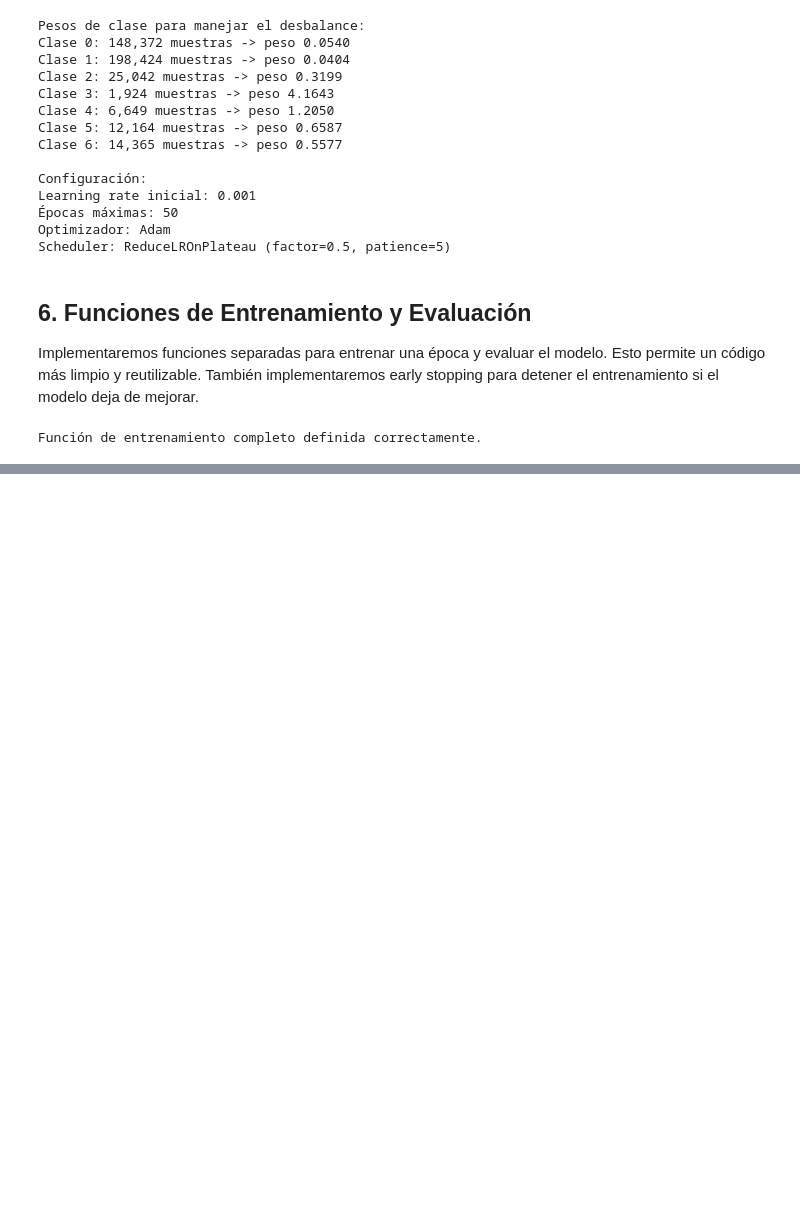
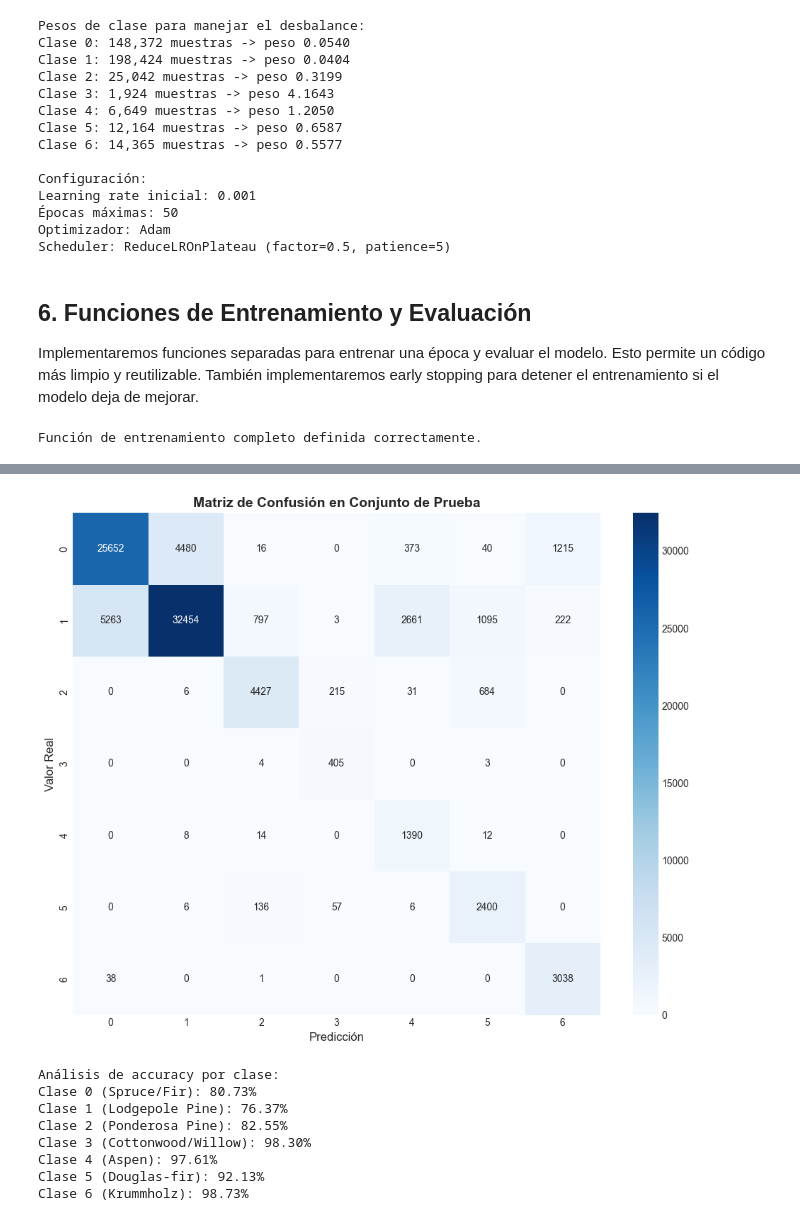
Before and after one commit to mauucrv/covertype-mlp-pytorch, a Jupyter notebook: notebooks/covertype_mlp_classification.ipynb, the cells around one changed output, grey strips where cells are left out. Drawn from its saved outputs; the diff is of its cells as text; code cells hidden in the pictures; blank space fills up the shorter version.

```diff
--- a/notebooks/covertype_mlp_classification.ipynb
+++ b/notebooks/covertype_mlp_classification.ipynb
@@ -755,0 +855,21 @@ Función de entrenamiento completo definida correctamente.
+# %%
+# Obtener predicciones detalladas en el conjunto de prueba
+model.eval()
+all_preds = []
+all_labels = []
+
+with torch.no_grad():
+    for X_batch, y_batch in test_loader:
+        X_batch = X_batch.to(device)
+        outputs = model(X_batch)
+        _, predicted = torch.max(outputs, 1)
+        all_preds.extend(predicted.cpu().numpy())
+        all_labels.extend(y_batch.numpy())
+
+all_preds = np.array(all_preds)
+all_labels = np.array(all_labels)
+
+# Reporte de clasificación
+print('Reporte de Clasificación:\n')
+target_names = [f'Clase {i} ({cover_types[i+1]})' for i in range(7)]
+print(classification_report(all_labels, all_preds, target_names=target_names, digits=4))
@@ -755,0 +892,30 @@ Función de entrenamiento completo definida correctamente.
+# %%
+# Matriz de confusión
+cm = confusion_matrix(all_labels, all_preds)
+
+plt.figure(figsize=(10, 8))
+sns.heatmap(cm, annot=True, fmt='d', cmap='Blues',
+            xticklabels=[f'{i}' for i in range(7)],
+            yticklabels=[f'{i}' for i in range(7)])
+plt.xlabel('Predicción', fontsize=12)
+plt.ylabel('Valor Real', fontsize=12)
+plt.title('Matriz de Confusión en Conjunto de Prueba', fontsize=14, fontweight='bold')
+plt.tight_layout()
+plt.show()
+
+# Análisis de errores por clase
+print('\nAnálisis de accuracy por clase:')
+for i in range(7):
+    class_mask = all_labels == i
+    class_acc = (all_preds[class_mask] == all_labels[class_mask]).mean()
+    print(f'Clase {i} ({cover_types[i+1]}): {class_acc*100:.2f}%')
+# %% [output]
+[figure, added]
+Análisis de accuracy por clase:
+Clase 0 (Spruce/Fir): 80.73%
+Clase 1 (Lodgepole Pine): 76.37%
+Clase 2 (Ponderosa Pine): 82.55%
+Clase 3 (Cottonwood/Willow): 98.30%
+Clase 4 (Aspen): 97.61%
+Clase 5 (Douglas-fir): 92.13%
+Clase 6 (Krummholz): 98.73%
```
Also changed, not shown: parts of 8 cells of this notebook.
